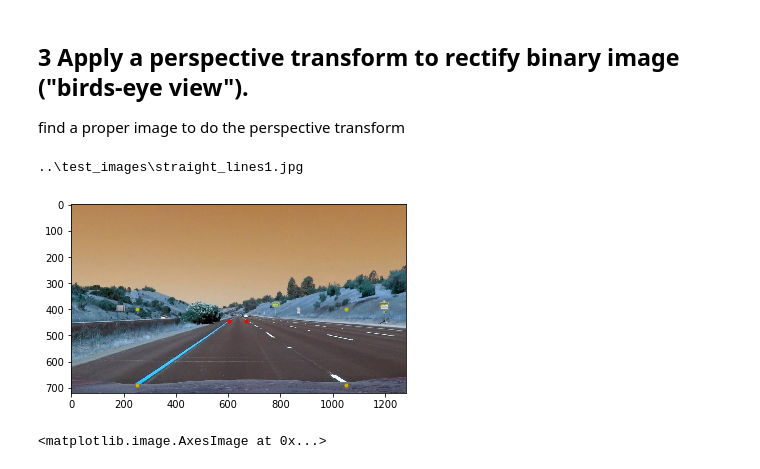
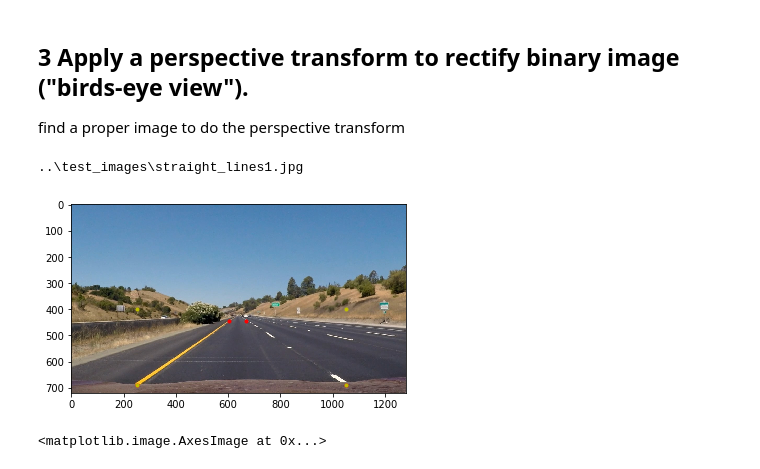
Before and after one commit to easyfly007/autodrive_projects, a Jupyter notebook: proj_advanced_lane_finding/examples/solutions.ipynb, the cells around one changed output. Cells and saved outputs as stored; diff of their text form; code cells hidden in the pictures.

```diff
--- a/proj_advanced_lane_finding/examples/solutions.ipynb
+++ b/proj_advanced_lane_finding/examples/solutions.ipynb
@@ -86,26 +86,26 @@ find a proper image to do the perspective transform
 # %%
 import os
 %matplotlib inline
 pers_img = os.path.join('..', 'test_images', 'straight_lines1.jpg')
 print(pers_img)
 img = cv2.imread(pers_img)
-plt.imshow(img)
+plt.imshow(cv2.cvtColor(img, cv2.COLOR_BGR2RGB))
 src = np.float32([[605, 444], [670, 444], [1050, 688], [253, 688]])
 dst = np.float32([[253, 400], [1050, 400], [1050, 688], [253, 688]])
 plt.plot(*src[0], '.', color = 'r')
 plt.plot(*src[1], '.', color = 'r')
 plt.plot(*src[2], '.', color = 'r')
 plt.plot(*src[3], '.', color = 'r')
 plt.plot(*dst[0], '.', color = 'y')
 plt.plot(*dst[1], '.', color = 'y')
 plt.plot(*dst[2], '.', color = 'y')
 plt.plot(*dst[3], '.', color = 'y')
 
 # computer the perspective transformation matrix
 M = cv2.getPerspectiveTransform(trap_points, warp_points)
 # %% [output]
 ..\test_images\straight_lines1.jpg
-[figure, old version]
+[figure, new version]
 # %%
 # do transformation on the test image
 # check the final warped image after perspective transformation
```
Also changed, not shown: parts of 2 cells of this notebook.
